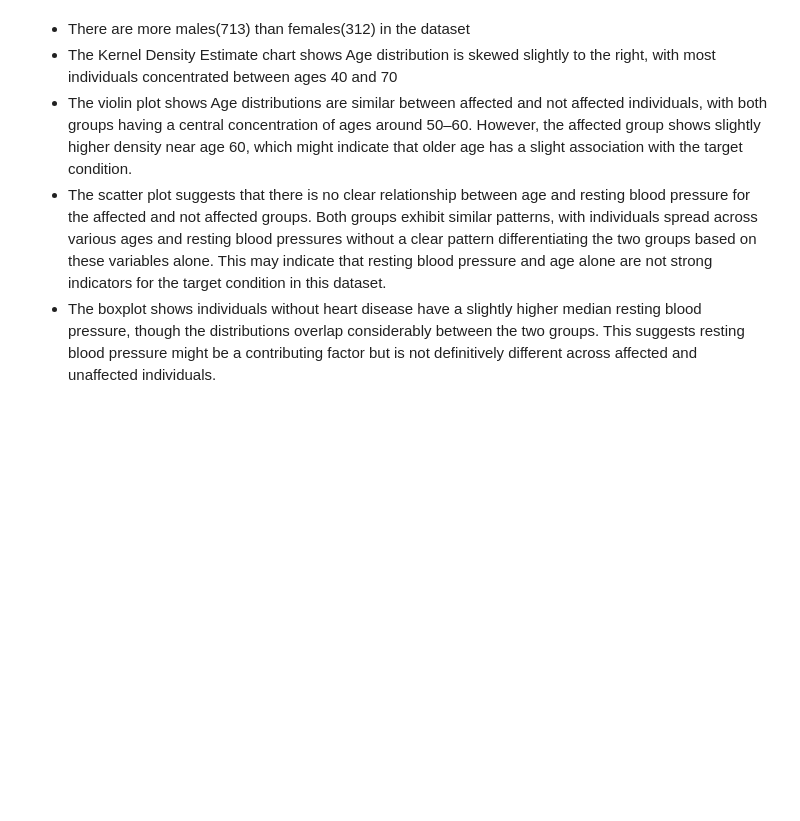
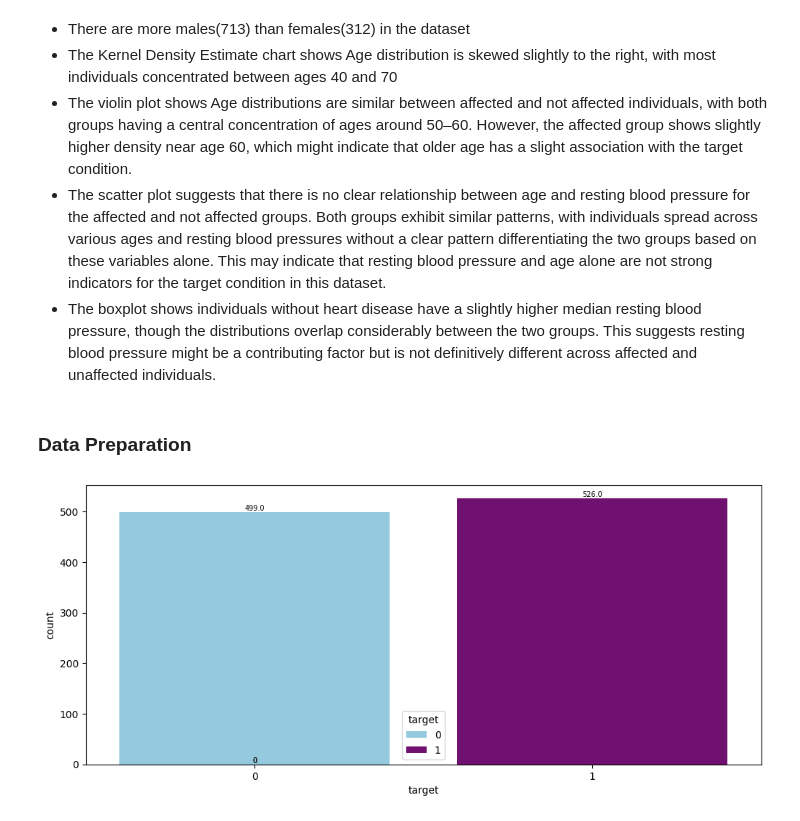
Before and after one commit to Felo10coder/Heart-Disease-Analysis, a Jupyter notebook: heartdiseasenotebook.ipynb, the cells around one changed output. Drawn from its saved outputs; the diff is of its cells as text; code cells hidden in the pictures; blank space fills up the shorter version.

Commit message:
data preparation

```diff
--- a/heartdiseasenotebook.ipynb
+++ b/heartdiseasenotebook.ipynb
@@ -263,3 +263,13 @@ plt.show()
 - The violin plot shows Age distributions are similar between affected and not affected individuals, with both groups having a central concentration of ages around 50–60. However, the affected group shows slightly higher density near age 60, which might indicate that older age has a slight association with the target condition.
 - The scatter plot suggests that there is no clear relationship between age and resting blood pressure for the affected and not affected groups. Both groups exhibit similar patterns, with individuals spread across various ages and resting blood pressures without a clear pattern differentiating the two groups based on these variables alone. This may indicate that resting blood pressure and age alone are not strong indicators for the target condition in this dataset.
 - The boxplot shows individuals without heart disease have a slightly higher median resting blood pressure, though the distributions overlap considerably between the two groups. This suggests resting blood pressure might be a contributing factor but is not definitively different across affected and unaffected individuals.
+# %% [markdown]
+### Data Preparation
+# %%
+plt.figure(figsize=(12,5))
+ax= sns.countplot(data=df,x='target',hue='target',palette=('skyblue','purple'))
+for p in ax.patches:
+    height=p.get_height()
+    ax.annotate(f'{height}',(p.get_x()+p.get_width() / 2, height),ha='center',va='bottom',fontsize=7)
+# %% [output]
+[figure, added]
```
Also changed, not shown: parts of 3 cells of this notebook.
